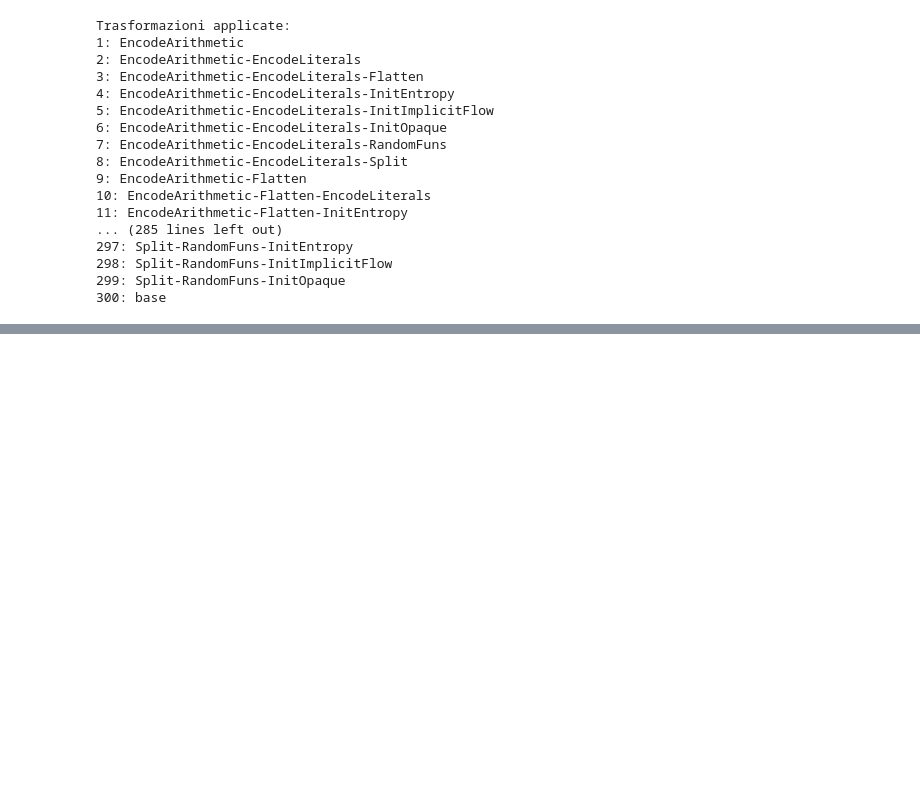
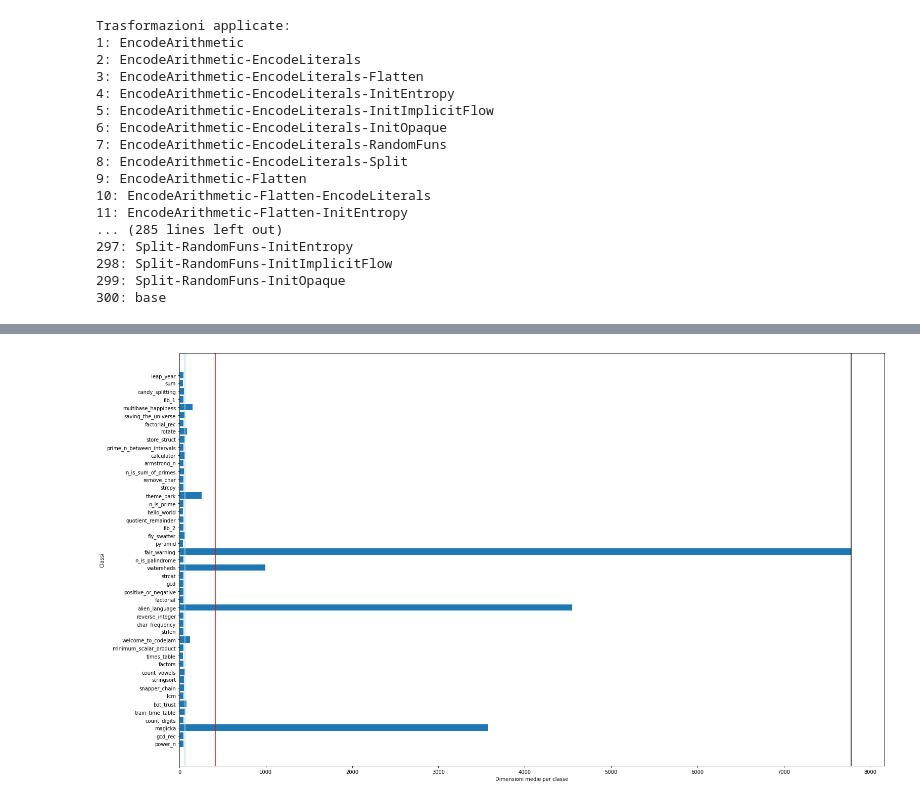
Before and after one commit to PaoloDarienzo/NeuralNetwork, a Jupyter notebook: Modeling and analysis/Analisi_DBs/Analisi_DB_14k.ipynb, the cells around one changed output, grey strips where cells are left out. Drawn from its saved outputs; the diff is of its cells as text; code cells hidden in the pictures; blank space fills up the shorter version.

```diff
--- a/Modeling and analysis/Analisi_DBs/Analisi_DB_14k.ipynb
+++ b/Modeling and analysis/Analisi_DBs/Analisi_DB_14k.ipynb
@@ -533,0 +516,32 @@ Numero di classi CON problemi: 0
+# %%
+diz_valori_x_classe = defaultdict(list)
+diz_valori_x_obf = defaultdict(list)
+
+for index in range(len(classi)):
+  diz_valori_x_classe[classi[index]].append(dimensioni[index])
+  diz_valori_x_obf[offuscatori[index]].append(dimensioni[index])
+
+dict_classe_val_medio = dict()
+for key in diz_valori_x_classe:
+  mean_val = statistics.mean(diz_valori_x_classe[key])
+  dict_classe_val_medio.update({key : mean_val})
+
+dict_obf_val_medio = dict()
+for key in diz_valori_x_obf:
+  mean_val = statistics.mean(diz_valori_x_obf[key])
+  dict_obf_val_medio.update({key : mean_val})
+# %%
+fig = plt.figure(figsize=(25, 15))
+
+plt.barh(list(dict_classe_val_medio.keys()), list(dict_classe_val_medio.values()))
+
+plt.axvline(np.asarray(list(dict_classe_val_medio.values())).mean(), color="red") # Horizontal line adding the threshold
+#plt.axvline(np.asarray(list(dict_classe_val_medio.values())).std(), color="grey") # Horizontal line adding the threshold
+plt.axvline(np.asarray(list(dict_classe_val_medio.values())).max(), color="black") # Horizontal line adding the threshold
+plt.axvline(64, color="lightblue") # Horizontal line adding the threshold
+
+plt.xlabel("Dimensioni medie per classe") # x label
+plt.ylabel("Classi") # y label
+plt.show()
+# %% [output]
+[figure, added]
```
Also changed, not shown: parts of 18 cells of this notebook, 3 other files.
